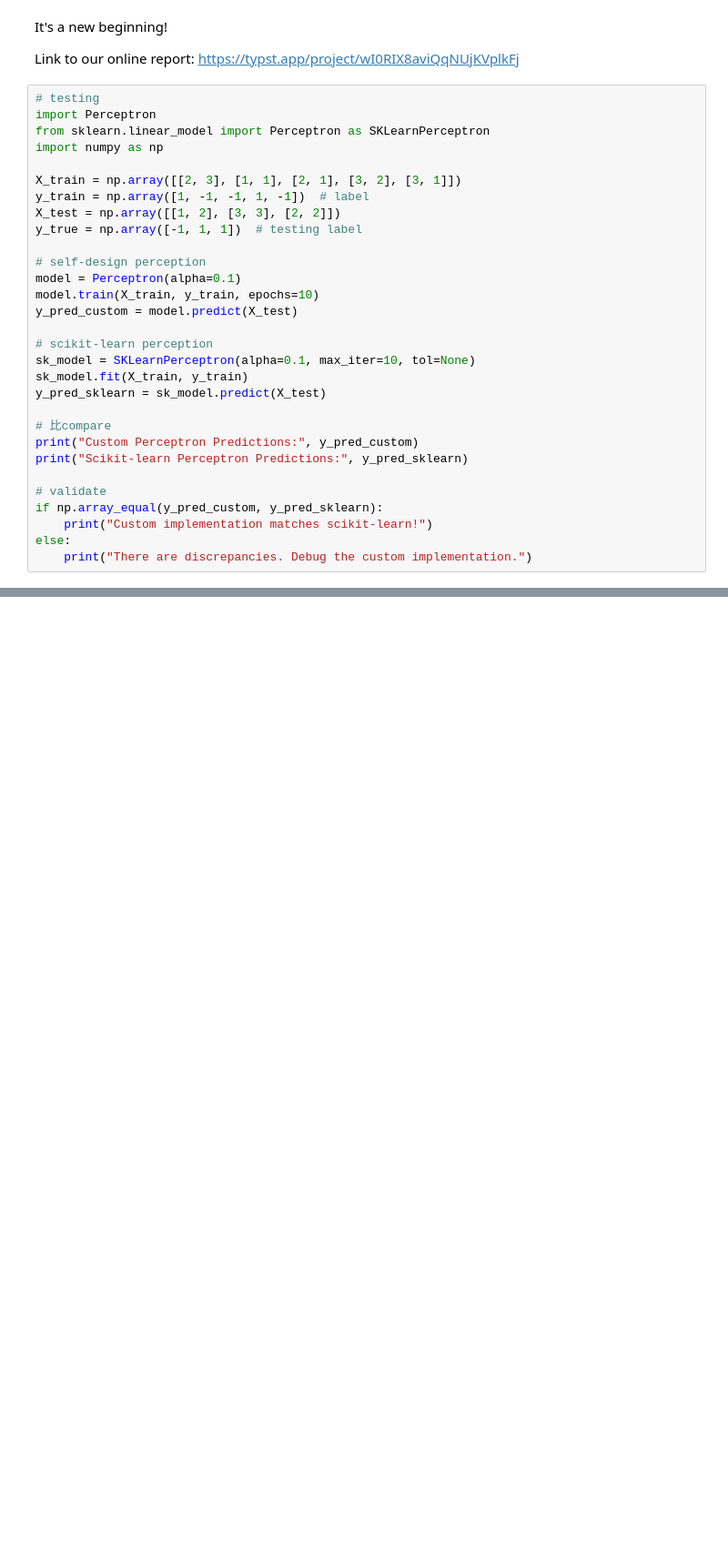
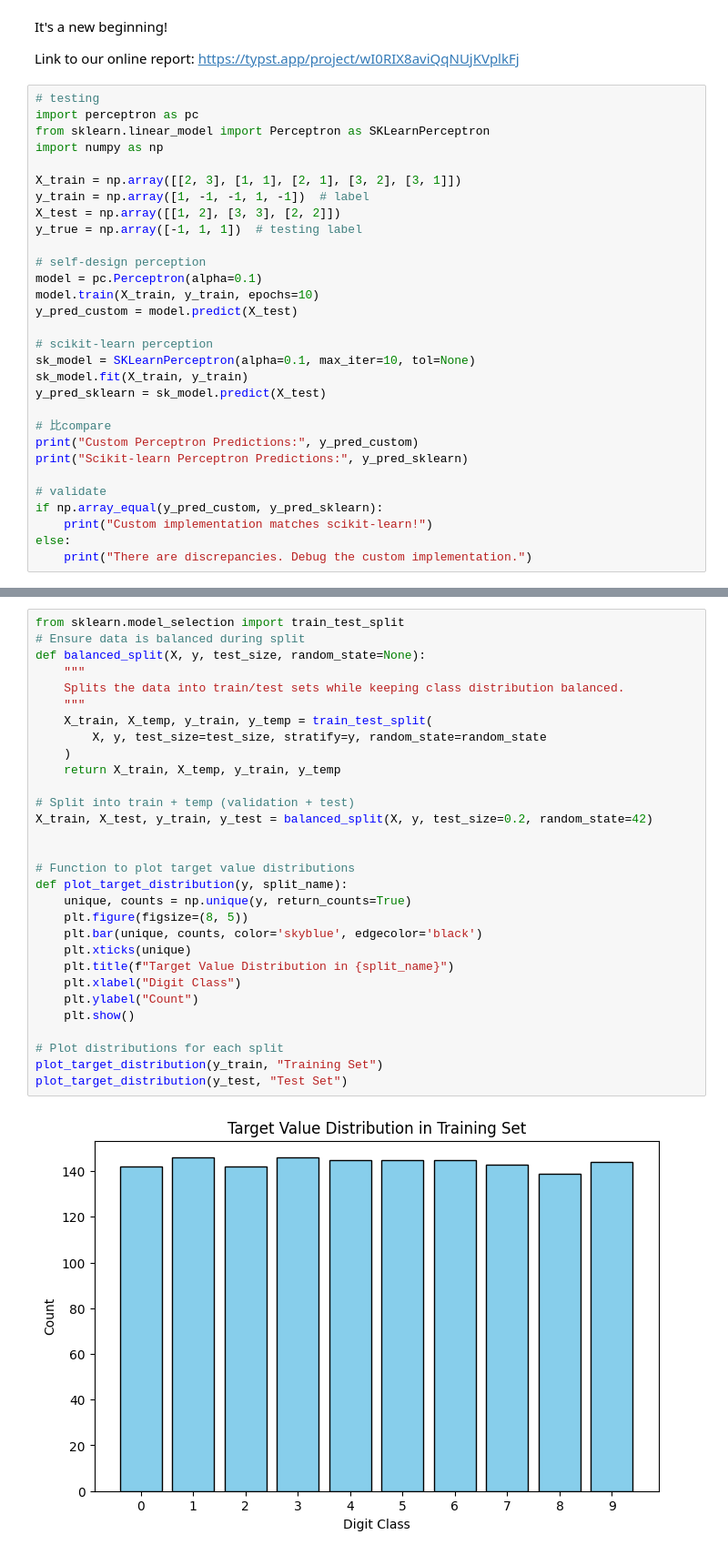
Before and after one commit to RizPur/MALIS-Project, a Jupyter notebook: Project_2/experiment.ipynb, the cells around one changed output, grey strips where cells are left out. Shown at 91% size. Saved outputs shown, nothing was run; the diff lists cells and outputs as text; blank space fills up the shorter version.

Commit message:
basic training done

```diff
--- a/Project_2/experiment.ipynb
+++ b/Project_2/experiment.ipynb
@@ -4,7 +4,7 @@ It's a new beginning!
 Link to our online report: https://typst.app/project/wI0RIX8aviQqNUjKVplkFj
 # %%
 # testing
-import Perceptron
+import perceptron as pc
 from sklearn.linear_model import Perceptron as SKLearnPerceptron
 import numpy as np
 
@@ -14,7 +14,7 @@ X_test = np.array([[1, 2], [3, 3], [2, 2]])
 y_true = np.array([-1, 1, 1])  # testing label
 
 # self-design perception
-model = Perceptron(alpha=0.1)
+model = pc.Perceptron(alpha=0.1)
 model.train(X_train, y_train, epochs=10)
 y_pred_custom = model.predict(X_test)
 
@@ -36,0 +105,32 @@ ModuleNotFoundError: No module named 'Perceptron'
+# %%
+from sklearn.model_selection import train_test_split
+# Ensure data is balanced during split
+def balanced_split(X, y, test_size, random_state=None):
+    """
+    Splits the data into train/test sets while keeping class distribution balanced.
+    """
+    X_train, X_temp, y_train, y_temp = train_test_split(
+        X, y, test_size=test_size, stratify=y, random_state=random_state
+    )
+    return X_train, X_temp, y_train, y_temp
+
+# Split into train + temp (validation + test)
+X_train, X_test, y_train, y_test = balanced_split(X, y, test_size=0.2, random_state=42)
+
+
+# Function to plot target value distributions
+def plot_target_distribution(y, split_name):
+    unique, counts = np.unique(y, return_counts=True)
+    plt.figure(figsize=(8, 5))
+    plt.bar(unique, counts, color='skyblue', edgecolor='black')
+    plt.xticks(unique)
+    plt.title(f"Target Value Distribution in {split_name}")
+    plt.xlabel("Digit Class")
+    plt.ylabel("Count")
+    plt.show()
+
+# Plot distributions for each split
+plot_target_distribution(y_train, "Training Set")
+plot_target_distribution(y_test, "Test Set")
+# %% [output]
+[figure, added]
```
Also changed, not shown: parts of 5 cells of this notebook, 1 other file.
